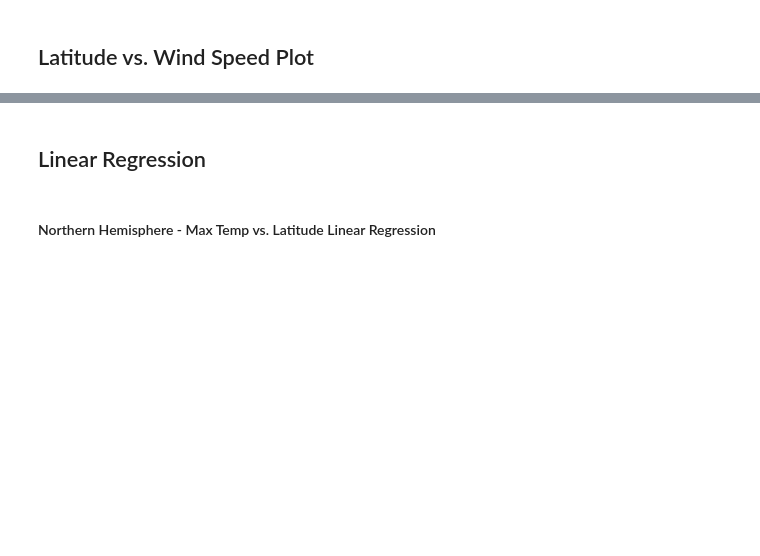
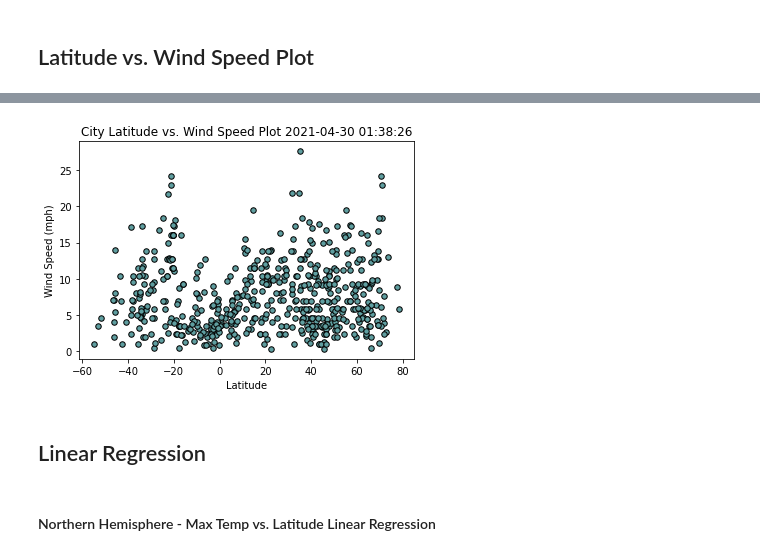
Before and after one commit to Sunny419-hub/python-api-challenge, a Jupyter notebook: WeatherPy/WeatherPy.ipynb, the cells around one changed output, grey strips where cells are left out. Saved outputs shown, nothing was run; the diff lists cells and outputs as text; code cells hidden in the pictures; blank space fills up the shorter version.

```diff
--- a/WeatherPy/WeatherPy.ipynb
+++ b/WeatherPy/WeatherPy.ipynb
@@ -240,2 +252,17 @@ plt.show()
+# %%
+weather_latws = pd.DataFrame(weather_dataf[['City','Lat','Wind Speed']])
+weather_latws
+# Create a Scatter Plot for Latitude vs. Temperature
+x_values = weather_latws['Lat']
+y_values = weather_latws['Wind Speed']
+plt.title(f'City Latitude vs. Wind Speed Plot {datep}')
+plt.scatter(x_values,y_values,c="cadetblue", s=30,marker="o",edgecolors='black');
+plt.xlabel('Latitude')
+plt.ylabel('Wind Speed (mph)')
+# Save the figure
+plt.savefig('Latitudevs.WindSpeed.png')
+plt.show()
+# %% [output]
+[figure, added]
 # %% [markdown]
 ## Linear Regression
```
Also changed, not shown: parts of 22 cells of this notebook, 14 other files.
